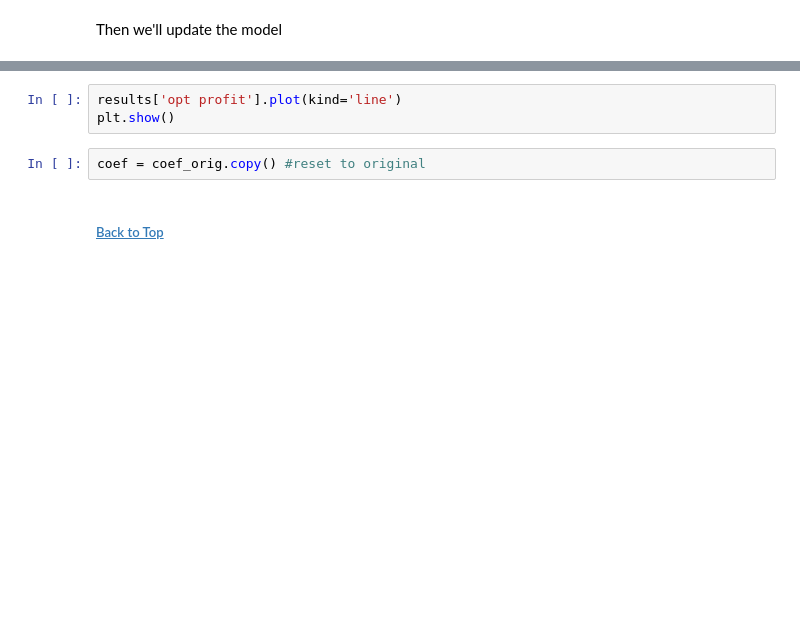
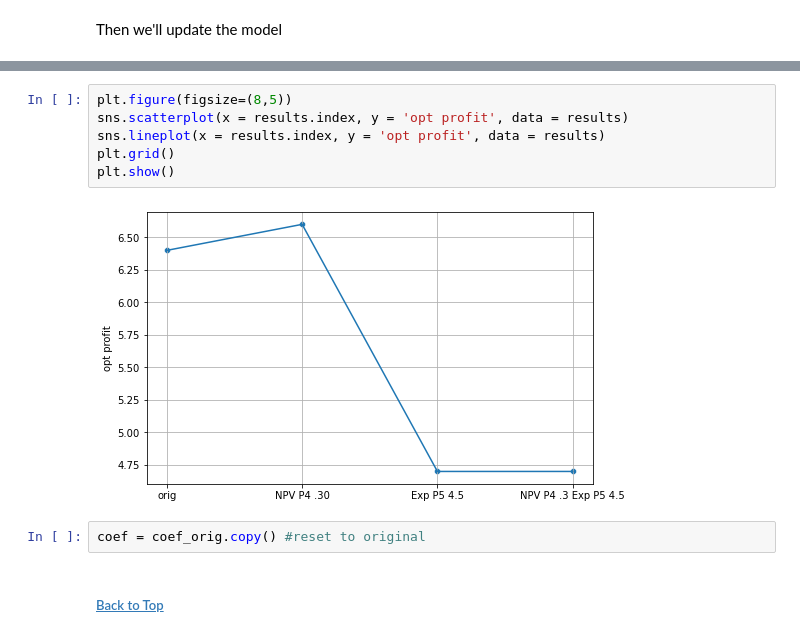
Before and after one commit to rtelmore/info-3440, a Jupyter notebook: in-class-material/week-07/Class-One/w07-c01-logical-cap-bud.ipynb, the cells around one changed output, grey strips where cells are left out. Cells and saved outputs as stored; diff of their text form; blank space fills up the shorter version.

```diff
--- a/in-class-material/week-07/Class-One/w07-c01-logical-cap-bud.ipynb
+++ b/in-class-material/week-07/Class-One/w07-c01-logical-cap-bud.ipynb
@@ -429,6 +463,11 @@ printmd(f'is {round(obj_val,2)} million and we should invest in only projects 4
-# %%
-results['opt profit'].plot(kind='line')
-plt.show()
+# %%
+plt.figure(figsize=(8,5))
+sns.scatterplot(x = results.index, y = 'opt profit', data = results)
+sns.lineplot(x = results.index, y = 'opt profit', data = results)
+plt.grid()
+plt.show()
+# %% [output]
+[figure, added]
 # %%
 coef = coef_orig.copy() #reset to original
 # %% [markdown]
```
Also changed, not shown: parts of 15 cells of this notebook.
